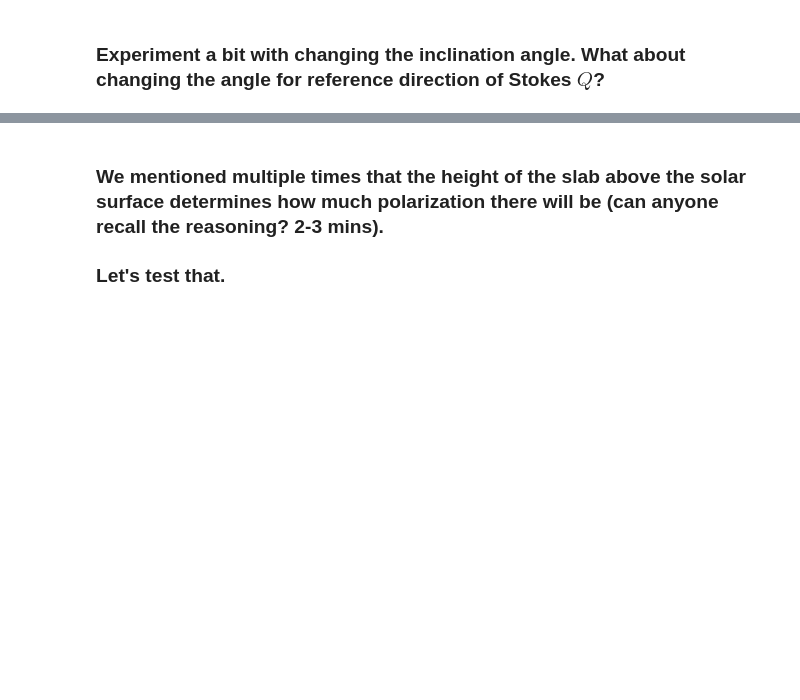
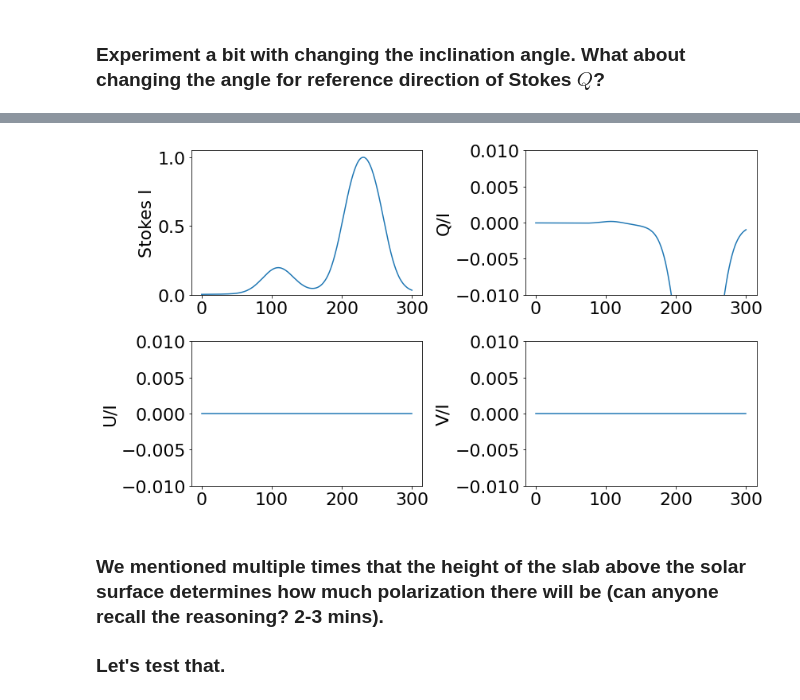
Before and after one commit to ivanzmilic/SP2022, a Jupyter notebook: Hazel2_forward.ipynb, the cells around one changed output, grey strips where cells are left out. Saved outputs shown, nothing was run; the diff lists cells and outputs as text; code cells hidden in the pictures; blank space fills up the shorter version.

```diff
--- a/Hazel2_forward.ipynb
+++ b/Hazel2_forward.ipynb
@@ -119,3 +154,36 @@ plt.ylim([-0.01,0.01])
+# %%
+del(mod)
+mod = hazel.Model(working_mode='synthesis')
+mod.add_spectral({'Name': 'spec1', 'Wavelength': [10828, 10831, 301], 'topology': 'ch1',
+    'LOS': [90.0,0.0,0.0], 'Boundary condition': [0.0,0.0,0.0,0.0]})
+mod.add_chromosphere({'Name': 'ch1', 'Spectral region': 'spec1', 'Height': 3.0, 'Line': '10830', 'Wavelength': [10826, 10833]})
+mod.setup()
+
+
+mod.atmospheres['ch1'].set_parameters([Bx,By,Bz,tau,vlos,vth,1.0,a],1.0)
+mod.synthesize()
+stokes = np.copy(mod.spectrum['spec1'].stokes)
+
+plt.figure(figsize=[12,7])
+plt.subplot(221)
+plt.plot(stokes[0,:])
+plt.ylim([0,1.05])
+plt.ylabel("Stokes I")
+plt.subplot(222)
+plt.plot(stokes[1,:])
+plt.ylim([-0.01,0.01])
+plt.ylabel("Q/I")
+plt.subplot(223)
+plt.plot(stokes[2,:])
+plt.ylabel("U/I")
+plt.ylim([-0.01,0.01])
+plt.subplot(224)
+plt.plot(stokes[3,:])
+plt.ylabel("V/I")
+plt.ylim([-0.01,0.01])
+plt.tight_layout()
+# %% [output]
+[figure, added]
 # %% [markdown]
 ### We mentioned multiple times that the height of the slab above the solar surface determines how much polarization there will be (can anyone recall the reasoning? 2-3 mins).
 
```
Also changed, not shown: parts of 9 cells of this notebook.
